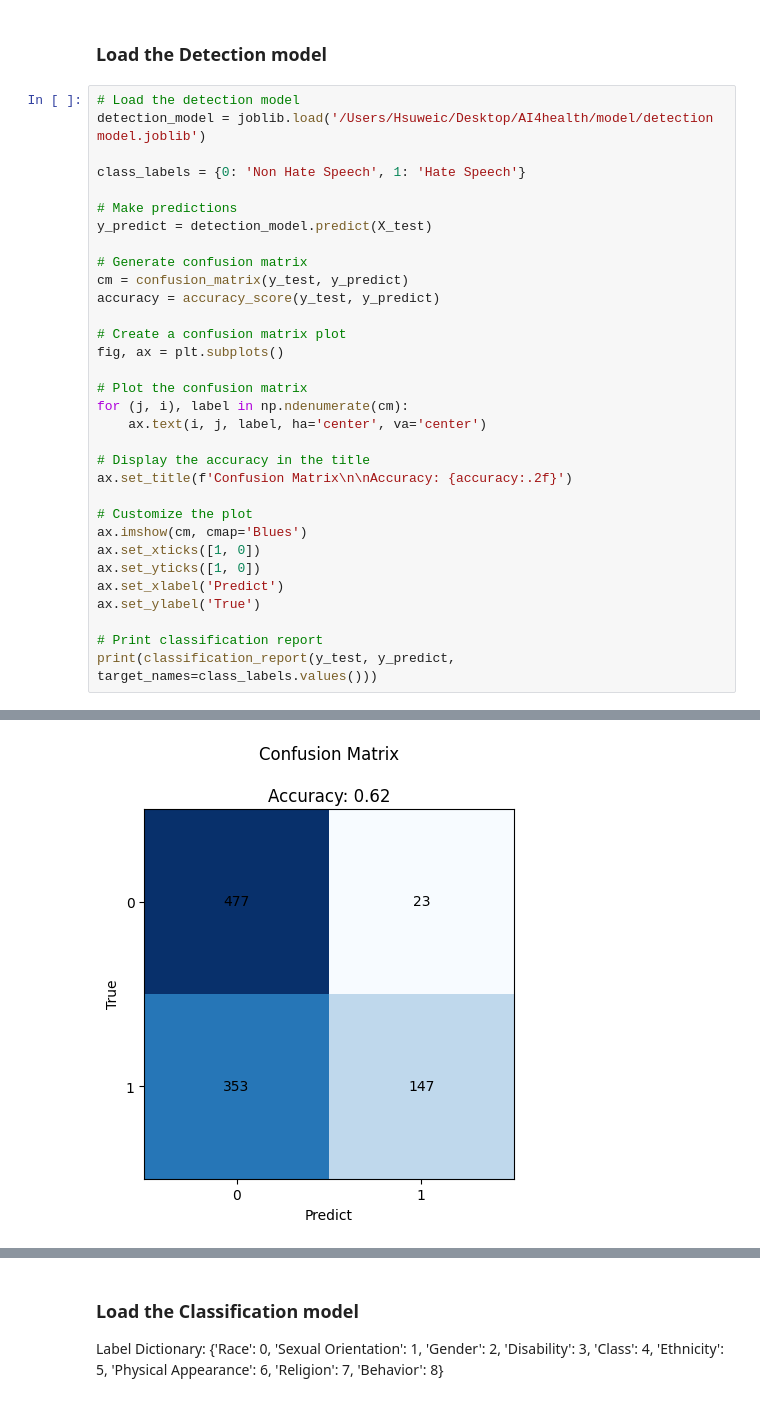
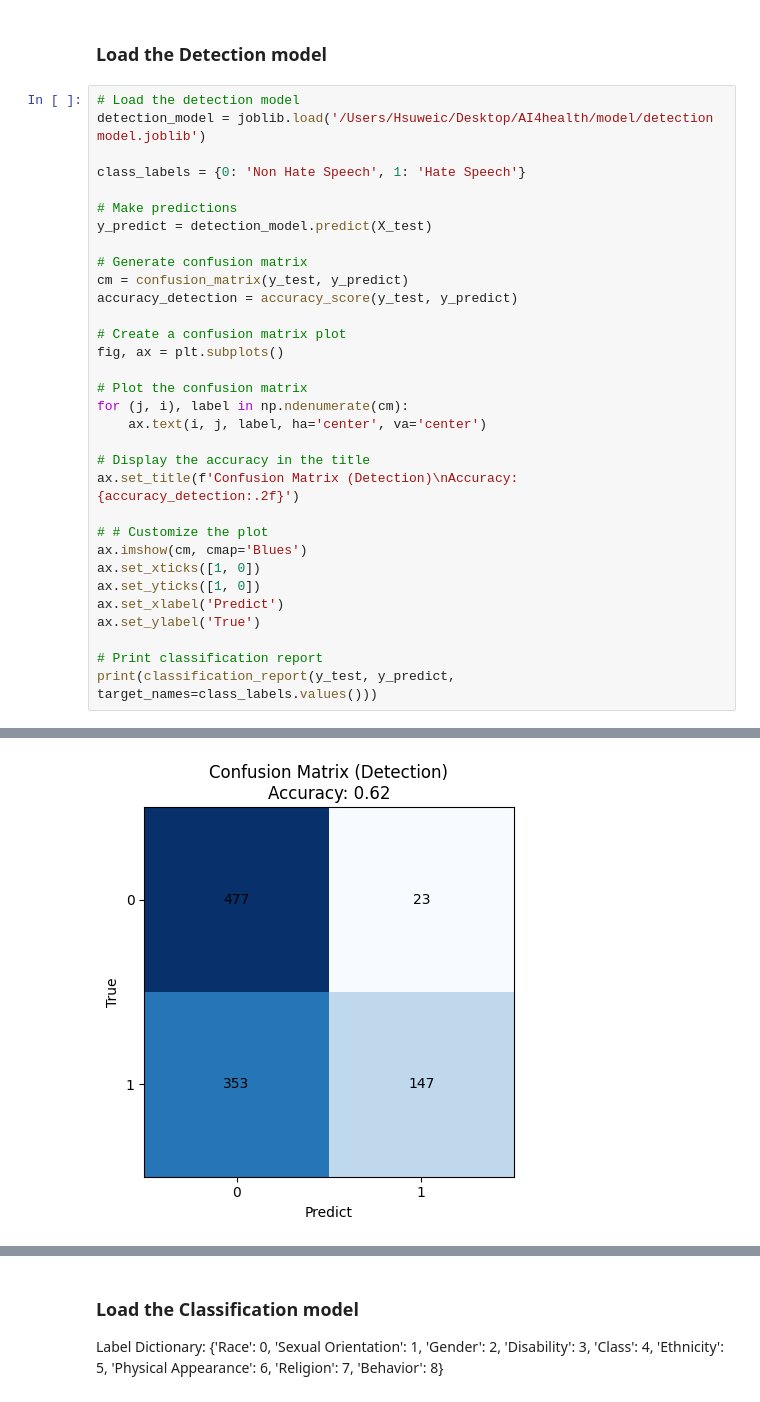
Before and after one commit to wh476/AI4health, a Jupyter notebook: Model inference.ipynb, the cells around one changed output, grey strips where cells are left out. Saved outputs shown, nothing was run; the diff lists cells and outputs as text.

```diff
--- a/Model inference.ipynb
+++ b/Model inference.ipynb
@@ -48,34 +56,34 @@ y_predict = detection_model.predict(X_test)
 
 # Generate confusion matrix
 cm = confusion_matrix(y_test, y_predict)
-accuracy = accuracy_score(y_test, y_predict)
+accuracy_detection = accuracy_score(y_test, y_predict)
 
 # Create a confusion matrix plot
 fig, ax = plt.subplots()
 
 # Plot the confusion matrix
 for (j, i), label in np.ndenumerate(cm):
     ax.text(i, j, label, ha='center', va='center')
 
 # Display the accuracy in the title
-ax.set_title(f'Confusion Matrix\n\nAccuracy: {accuracy:.2f}')
+ax.set_title(f'Confusion Matrix (Detection)\nAccuracy: {accuracy_detection:.2f}')
 
-# Customize the plot
+# # Customize the plot
 ax.imshow(cm, cmap='Blues')
 ax.set_xticks([1, 0])
 ax.set_yticks([1, 0])
 ax.set_xlabel('Predict')
 ax.set_ylabel('True')
 
 # Print classification report
 print(classification_report(y_test, y_predict, target_names=class_labels.values()))
 # %% [output]
                  precision    recall  f1-score   support
 
 Non Hate Speech       0.57      0.95      0.72       500
     Hate Speech       0.86      0.29      0.44       500
 
        accuracy                           0.62      1000
       macro avg       0.72      0.62      0.58      1000
    weighted avg       0.72      0.62      0.58      1000
-[figure, old version]
+[figure, new version]
```
Also changed, not shown: parts of 7 cells of this notebook, 2 other files.
